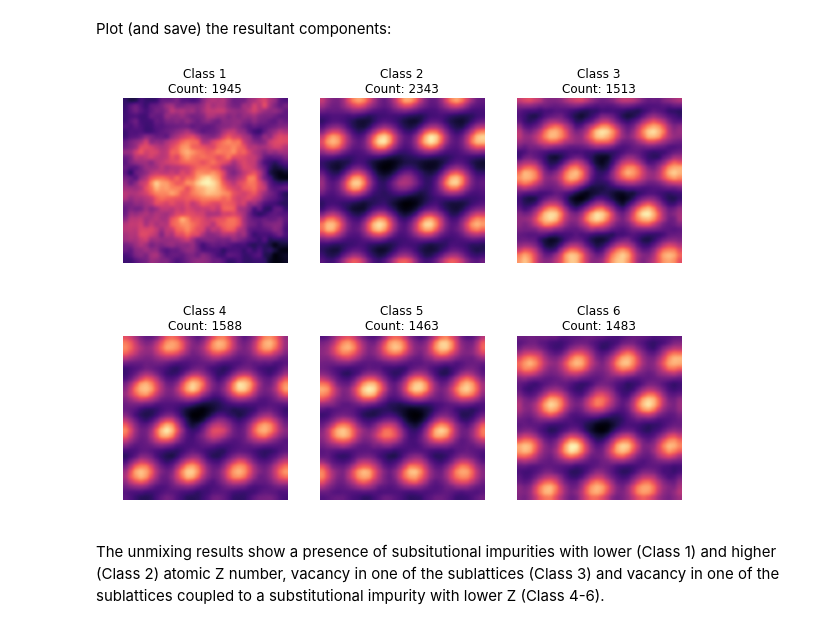
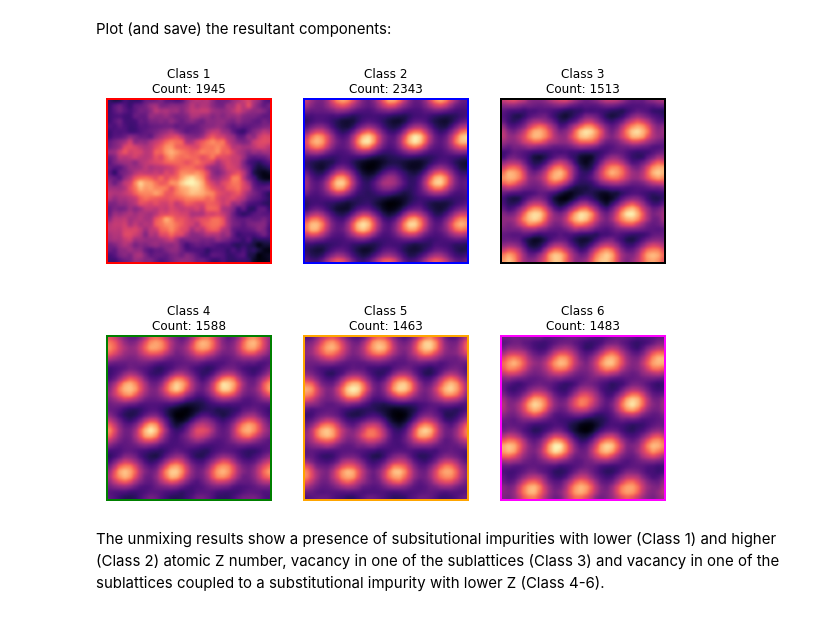
Before and after one commit to ziatdinovmax/AICrystallographer, a Jupyter notebook: DefectNet/DefectSniffer.ipynb, the cells around one changed output. Saved outputs shown, nothing was run; the diff lists cells and outputs as text; code cells hidden in the pictures.

```diff
--- a/DefectNet/DefectSniffer.ipynb
+++ b/DefectNet/DefectSniffer.ipynb
@@ -313,7 +313,8 @@ As one can see, we were able to detect a majority of defects in the movie frames
 We can extract coordinates for all the frames, crop the corresponding subimages of the defects , arrrange them into a image stack and perform basic multivariate statistical analysis to learn about basic defect types in the data.
 # %%
 bbox = 16
-
+all_defcoord = np.empty((0, 2))
+frame_id = []
 all_defects = np.empty((0, int(bbox*2), int(bbox*2)))
 for k, frame in enumerate(imgdata):
     defcoord = inference(frame, model, thresh=0.1, thresh_blobs=250)
@@ -321,6 +322,8 @@ for k, frame in enumerate(imgdata):
         x0, y0 = int(np.round(c[0])), int(np.round(c[1]))
         def_subimg = frame[x0-bbox:x0+bbox, y0-bbox:y0+bbox]
         all_defects = np.append(all_defects, [def_subimg], axis=0)
+        all_defcoord = np.append(all_defcoord, [c], axis=0)
+        frame_id.append(k)
 # %% [markdown]
 Save the extracted coordinates:
 # %%
@@ -396,25 +401,32 @@ else:
 classes = clf.predict(X_vec) + 1
 # %% [markdown]
 Plot (and save) the resultant components:
+# %%
+my_colors = ['red', 'blue', 'black', 'green', 'orange', 'magenta', 'yellow', 'navy', 'maroon', 'sandybrown']
 # %%
 cla = np.ndarray(shape=(np.amax(classes), int(bbox*2), int(bbox*2)))
 fig = plt.figure(figsize=(10, 8))
 
 rows = int(np.ceil(float(nc)/5))
 cols = int(np.ceil(float(np.amax(classes))/rows))
 
 gs1 = gridspec.GridSpec(rows, cols)
 
 for i in range(np.amax(classes)):
     cl = all_defects[classes == i + 1]
     cla[i] = np.mean(cl, axis=0)
     ax = fig.add_subplot(gs1[i])
     ax.imshow(cla[i], cmap='magma', Interpolation='Gaussian')
-    ax.axis('off')
     ax.set_title('Class ' + str(i + 1) + '\nCount: ' + str(len(cl)))
+    for spine in ax.spines.values():
+            spine.set_edgecolor(my_colors[i])
+            spine.set_linewidth(2)
+            ax.grid(False)
+            ax.set_xticks([])
+            ax.set_yticks([])
 
 fig.savefig(os.path.join(mdirectory, 'DefectClasses.png'))
 # %% [output]
-[figure, old version]
+[figure, new version]
 # %% [markdown]
 The unmixing results show a presence of subsitutional impurities with lower (Class 1) and higher (Class 2) atomic Z number, vacancy in one of the sublattices (Class 3) and vacancy in one of the sublattices coupled to a substitutional impurity with lower Z (Class 4-6).
```
Also changed, not shown: parts of 6 cells of this notebook.
